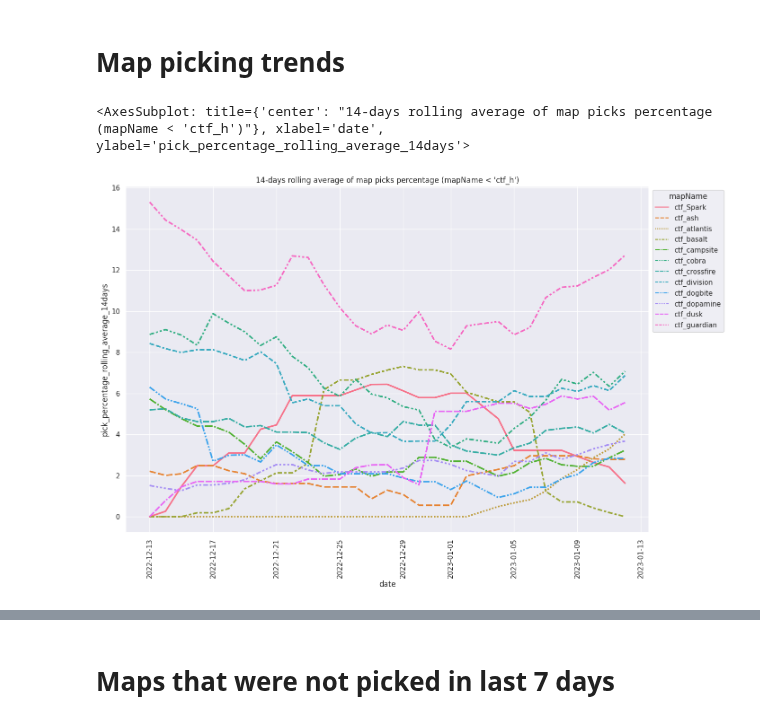
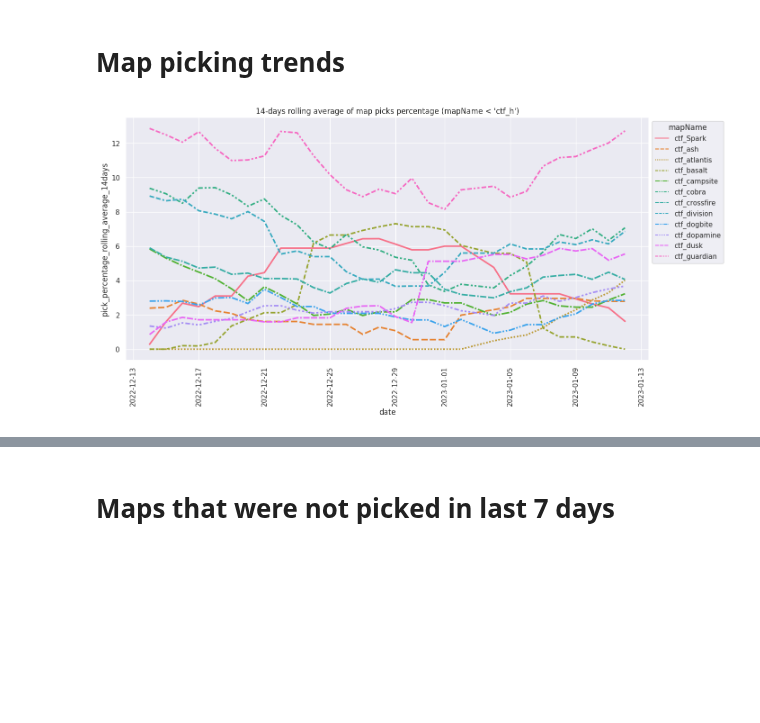
Before and after one commit to s2vndl/s2_1st_tournament_stats, a Jupyter notebook: stats_maps_trends.ipynb, the cells around one changed output, grey strips where cells are left out. Saved outputs shown, nothing was run; the diff lists cells and outputs as text; code cells hidden in the pictures; blank space fills up the shorter version.

```diff
--- a/stats_maps_trends.ipynb
+++ b/stats_maps_trends.ipynb
@@ -52,33 +51,36 @@ pd.read_sql_query(query, con)
 # %% [markdown]
 # Map picking trends
 # %%
+
+from matplotlib.ticker import FixedLocator
+
 
 def rolling_average_map_pick(condition, days, height=10):
     result9 = pd.read_sql_query(f"""
     select
         mapName,
         date,
         100.0 * rounds_played / (select sum(rounds_played) from map_picks_by_date mpd2 where mpd.date = mpd2.date) as pick_percentage
     from map_picks_by_date mpd where {condition}
-    """, con)
-    result9['date'] = pd.to_datetime(result9['date'])
+    """, con, parse_dates=['date'])
 
     def generate_rolling_average_plot(df, days):
         groupby = result9.groupby("mapName", as_index=False, group_keys=False)
         df[f"pick_percentage_rolling_average_{days}days"] = groupby.apply(
             lambda grp, freq: grp.rolling(freq, on='date', min_periods=int(0.75 * days))['pick_percentage'].mean(), f"{days}D")
         sns.set(rc={'figure.figsize': (15, height)})
         plt = sns.lineplot(df, x="date", y=f"pick_percentage_rolling_average_{days}days", style="mapName",
                            hue="mapName", linewidth=2.5)
+        plt.xaxis.set_major_locator(FixedLocator(plt.get_xticks().tolist()))
         plt.set_xticklabels(plt.get_xticklabels(), rotation=90)
         plt.set_title(f"{days}-days rolling average of map picks percentage ({condition})")
         sns.move_legend(plt, "upper left", bbox_to_anchor=(1, 1))
         return plt, df
 
-    return generate_rolling_average_plot(result9, days)
+    generate_rolling_average_plot(result9, days)
 
-rolling_average_map_pick("mapName < 'ctf_h'", 14)[0]
+rolling_average_map_pick("mapName < 'ctf_h'", 14, height=7)
+pass
 # %% [output]
-<AxesSubplot: title={'center': "14-days rolling average of map picks percentage (mapName < 'ctf_h')"}, xlabel='date', ylabel='pick_percentage_rolling_average_14days'>
-[figure, old version]
+[figure, new version]
 # %%
```
Also changed, not shown: parts of 6 cells of this notebook, 4 other files.
